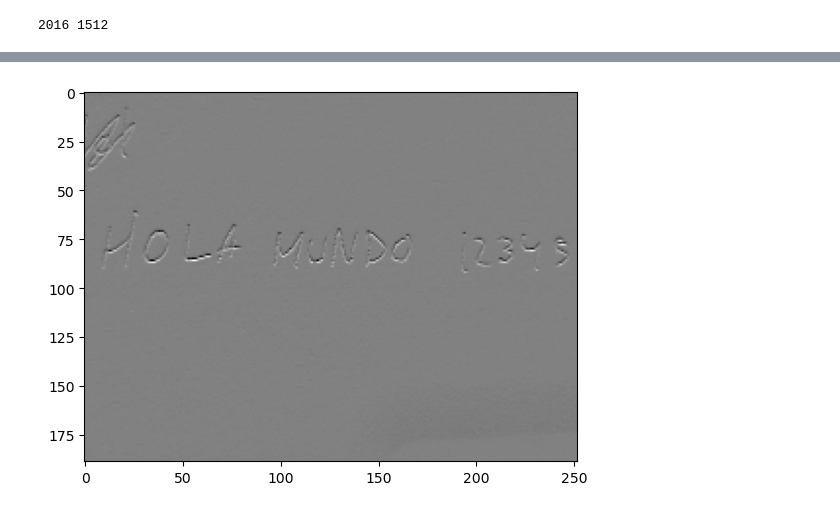
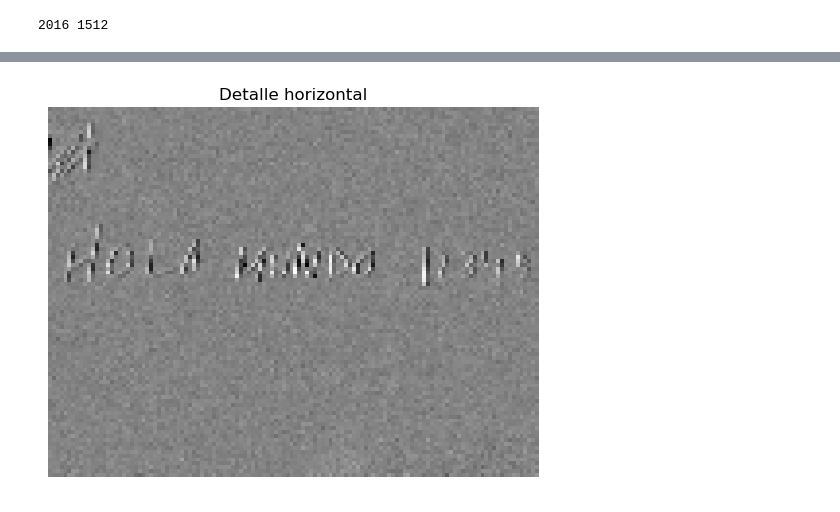
Before and after one commit to ancare2/Trabajo_ReconocimientoTexto, a Jupyter notebook: Prueba_OCRs.ipynb, the cells around one changed output, grey strips where cells are left out. Drawn from its saved outputs; the diff is of its cells as text; code cells hidden in the pictures.

```diff
--- a/Prueba_OCRs.ipynb
+++ b/Prueba_OCRs.ipynb
@@ -31,2 +32,30 @@ print(alt, anch)
 # %% [output]
 2016 1512
+# %%
+# Meter ruido a la imagen
+def sp_noise(image,prob):
+    output = np.zeros(image.shape,np.uint8)
+    thres = 1 - prob
+    for i in range(image.shape[0]):
+        for j in range(image.shape[1]):
+            rdn = random.random()
+            if rdn < prob:
+                output[i][j] = 0
+            elif rdn > thres:
+                output[i][j] = 255
+            else:
+                output[i][j] = image[i][j]
+    return output
+
+noise_img = sp_noise(img_origr,0.05)
+plt.figure(figsize=(16, 8))
+plt.subplot(1, 2, 1)
+plt.imshow(img_orig, cmap='gray')
+plt.title('Imagen original')
+plt.axis('off')
+plt.subplot(1, 2, 2)
+plt.imshow(noise_img, cmap='gray')
+plt.title('Imagen con ruido')
+plt.axis('off')
+
+plt.show()
@@ -33,16 +64,26 @@ print(alt, anch)
+# %%
+# Wavelet multinivel sin haber hecho el ganso como antes RUIDO
+multi_lvl = 4
+coeffsr = pywt.wavedec2(noise_img, 'haar', level = multi_lvl)
+LLr = coeffsr[0]
+# seleccionar nivel de detalles deseados desde 1 hasta multi_lvl
+(LHr, HLr, HHr) = coeffsr[1]
+
+#HLr = rotate(HLr, 90, reshape = True) #SOLO SI LA IMAGEN ESTÁ ROTADA
+plt.imshow(HLr, cmap='gray')
+plt.title('Detalle horizontal')
+plt.axis('off')
+plt.show()
+# %% [output]
+[figure, added]
 # %%
 # Wavelet multinivel sin haber hecho el ganso como antes
-multi_lvl = 3
 coeffs = pywt.wavedec2(img_orig, 'haar', level = multi_lvl)
 LL = coeffs[0]
 # seleccionar nivel de detalles deseados desde 1 hasta multi_lvl
 (LH, HL, HH) = coeffs[1]
 
-HL = rotate(HL, 90, reshape = True) #SOLO SI LA IMAGEN ESTÁ ROTADA
-plt.imshow(HL, cmap='gray')
-plt.show()
+#HL = rotate(HL, 90, reshape = True) #SOLO SI LA IMAGEN ESTÁ ROTADA
-# %% [output]
-[figure, removed]
 # %%
 # PARÁMETROS OPCIONALES
 
```
Also changed, not shown: parts of 16 cells of this notebook.
